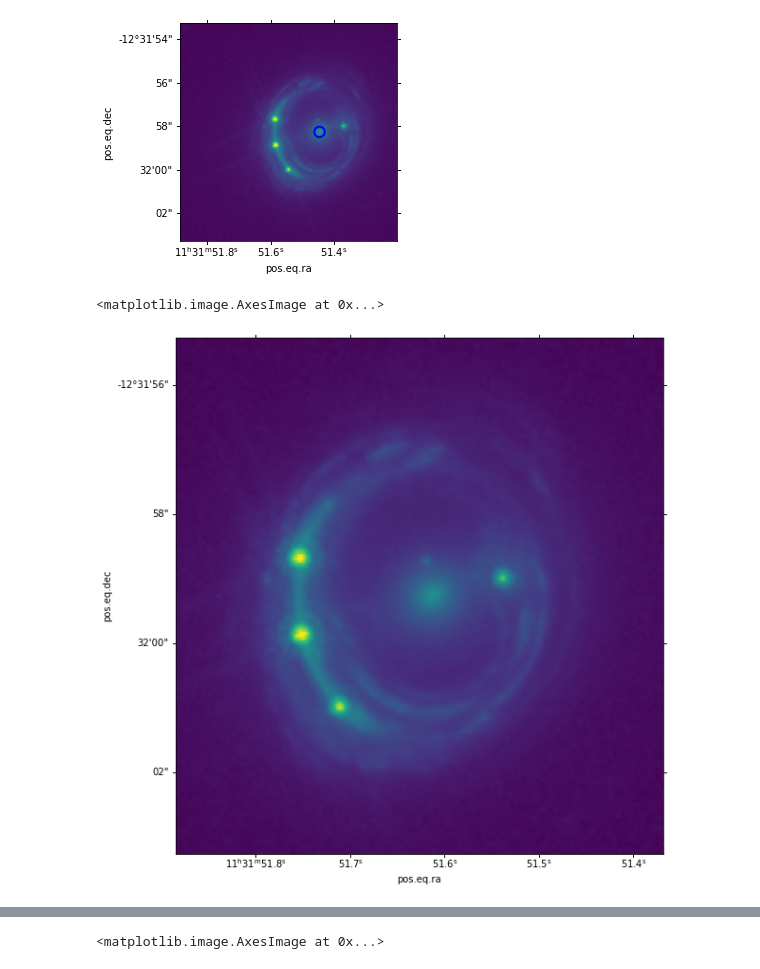
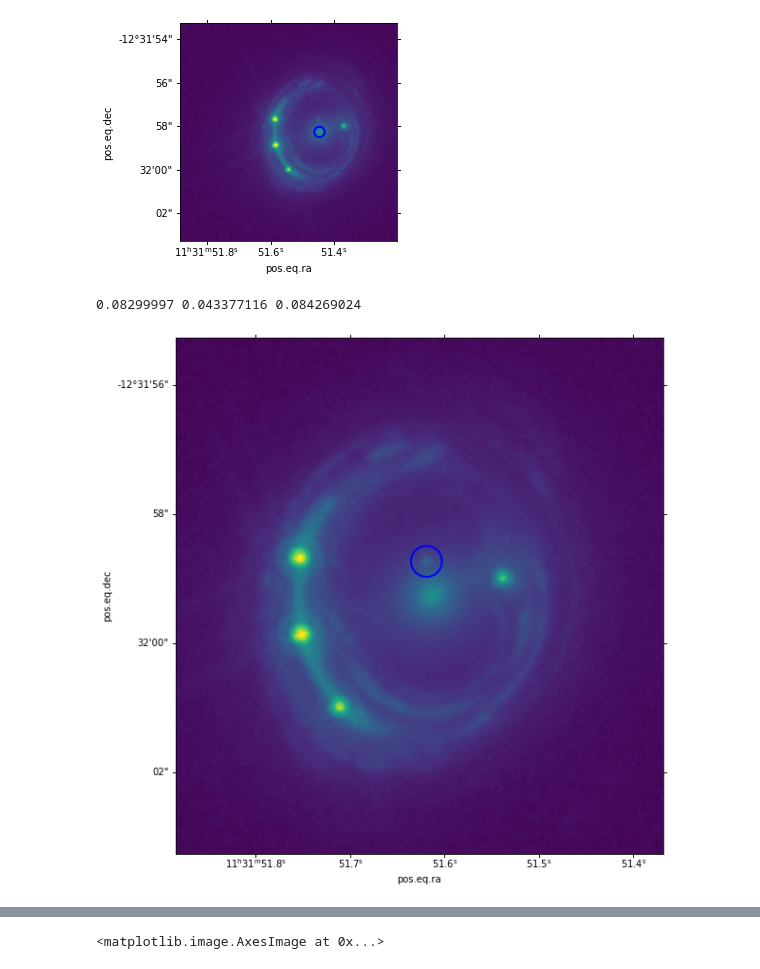
Before and after one commit to AlexandreAdam/rxj1131, a Jupyter notebook: notebooks/image_playground.ipynb, the cells around one changed output, grey strips where cells are left out. Drawn from its saved outputs; the diff is of its cells as text; code cells hidden in the pictures.

```diff
--- a/notebooks/image_playground.ipynb
+++ b/notebooks/image_playground.ipynb
@@ -240,10 +242,18 @@ apertures.plot(color='blue', lw=2, alpha=1)
 # recenter image again
 size = (200, 200)
 cutout3 = Cutout2D(cutout2.data, positions[center], size, wcs=cutout2.wcs)
-# %%
-plt.figure(figsize=(10, 10))
-plt.subplot(projection=cutout2.wcs)
-plt.imshow(cutout3.data, norm=ImageNormalize(stretch=LogStretch()))
-# %% [output]
-<matplotlib.image.AxesImage at 0x...>
-[figure, removed]
+# %%
+mean, median, std = sigma_clipped_stats(cutout3.data,  sigma=3.0)
+print(mean, median, std)
+daofind = DAOStarFinder(fwhm=3.0, threshold=5.*std)
+sources = daofind(cutout3.data)
+positions = np.transpose((sources['xcentroid'], sources['ycentroid']))
+center = 6
+apertures = CircularAperture(positions[center], r=6.) # select the right source for center
+plt.figure(figsize=(10, 10))
+plt.subplot(projection=cutout2.wcs)
+plt.imshow(cutout3.data, norm=ImageNormalize(stretch=LogStretch()))
+apertures.plot(color='blue', lw=2, alpha=1)
+# %% [output]
+0.08299997 0.043377116 0.084269024
+[figure, added]
```
Also changed, not shown: parts of 5 cells of this notebook, 5 other files.
